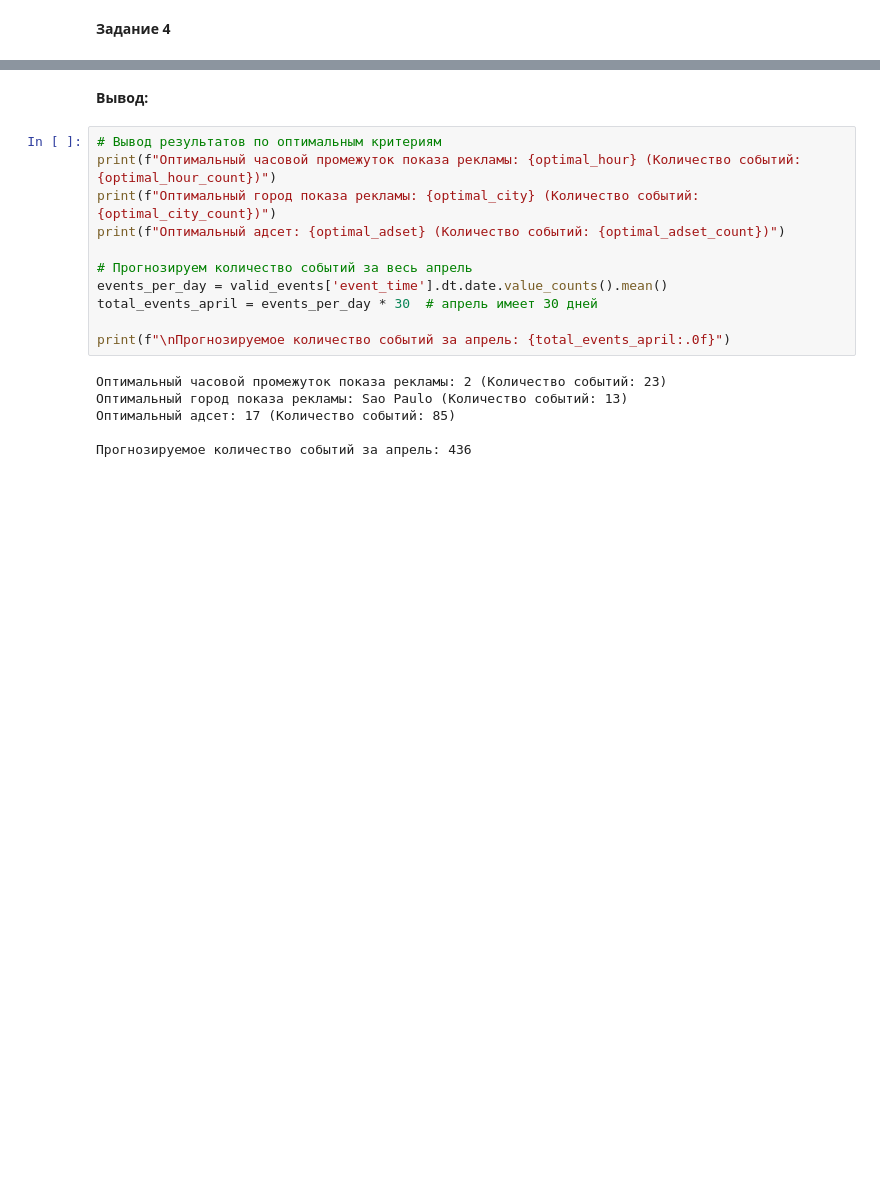
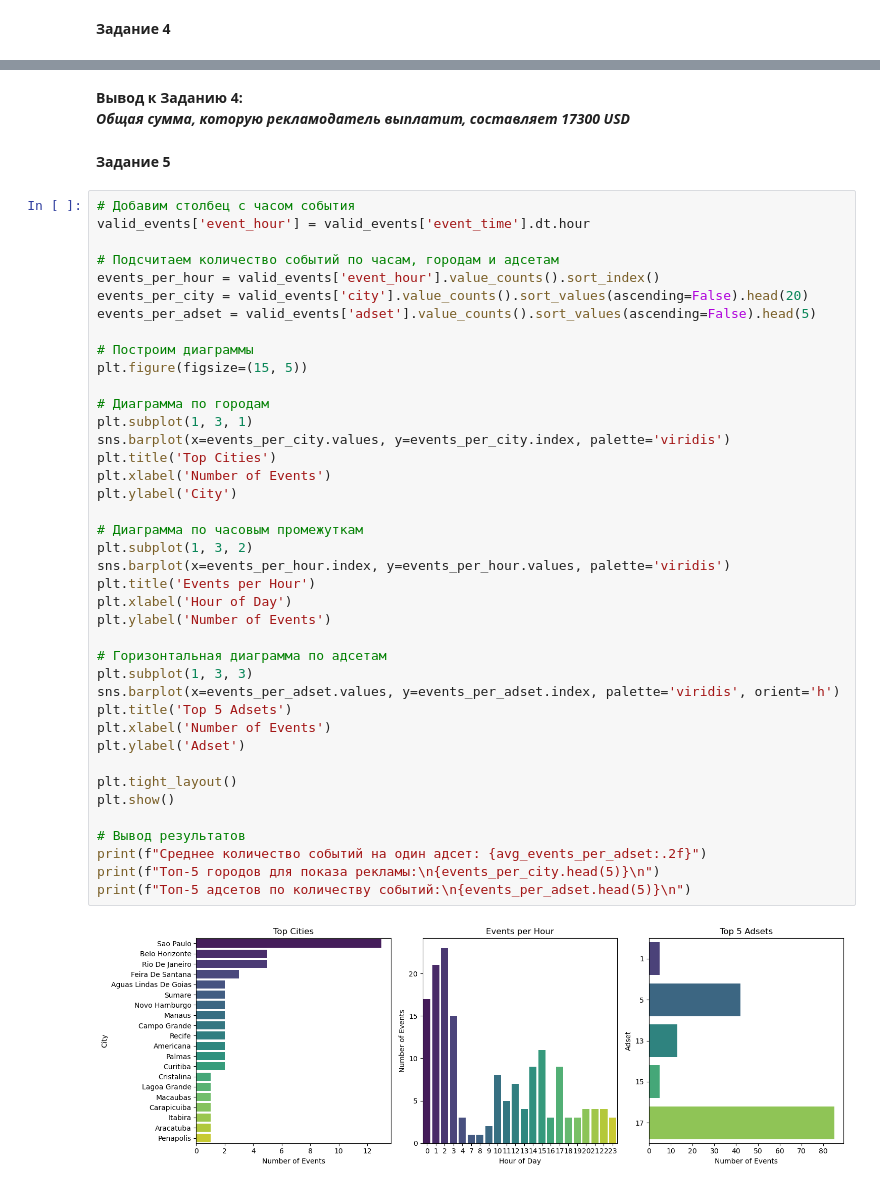
Before and after one commit to NaviKZ/Task_for_junior_position, a Jupyter notebook: Task_for_junior_position.ipynb, the cells around one changed output, grey strips where cells are left out. Cells and saved outputs as stored; diff of their text form; blank space fills up the shorter version.

Commit message:
Закончить оформление заданий. Написать общие выводы.

```diff
--- a/Task_for_junior_position.ipynb
+++ b/Task_for_junior_position.ipynb
@@ -361,19 +351,47 @@ optimal_adset_count = events_per_adset.max()
-# %% [markdown]
-**Вывод:**
-# %%
-# Вывод результатов по оптимальным критериям
-print(f"Оптимальный часовой промежуток показа рекламы: {optimal_hour} (Количество событий: {optimal_hour_count})")
-print(f"Оптимальный город показа рекламы: {optimal_city} (Количество событий: {optimal_city_count})")
-print(f"Оптимальный адсет: {optimal_adset} (Количество событий: {optimal_adset_count})")
-
-# Прогнозируем количество событий за весь апрель
-events_per_day = valid_events['event_time'].dt.date.value_counts().mean()
-total_events_april = events_per_day * 30  # апрель имеет 30 дней
-
-print(f"\nПрогнозируемое количество событий за апрель: {total_events_april:.0f}")
-# %% [output]
-Оптимальный часовой промежуток показа рекламы: 2 (Количество событий: 23)
-Оптимальный город показа рекламы: Sao Paulo (Количество событий: 13)
-Оптимальный адсет: 17 (Количество событий: 85)
-
-Прогнозируемое количество событий за апрель: 436
+# %% [markdown]
+**Вывод к Заданию 4:**
+_**Общая сумма, которую рекламодатель выплатит, составляет 17300 USD**_
+# %% [markdown]
+**Задание 5**
+# %%
+# Добавим столбец с часом события
+valid_events['event_hour'] = valid_events['event_time'].dt.hour
+
+# Подсчитаем количество событий по часам, городам и адсетам
+events_per_hour = valid_events['event_hour'].value_counts().sort_index()
+events_per_city = valid_events['city'].value_counts().sort_values(ascending=False).head(20)
+events_per_adset = valid_events['adset'].value_counts().sort_values(ascending=False).head(5)
+
+# Построим диаграммы
+plt.figure(figsize=(15, 5))
+
+# Диаграмма по городам
+plt.subplot(1, 3, 1)
+sns.barplot(x=events_per_city.values, y=events_per_city.index, palette='viridis')
+plt.title('Top Cities')
+plt.xlabel('Number of Events')
+plt.ylabel('City')
+
+# Диаграмма по часовым промежуткам
+plt.subplot(1, 3, 2)
+sns.barplot(x=events_per_hour.index, y=events_per_hour.values, palette='viridis')
+plt.title('Events per Hour')
+plt.xlabel('Hour of Day')
+plt.ylabel('Number of Events')
+
+# Горизонтальная диаграмма по адсетам
+plt.subplot(1, 3, 3)
+sns.barplot(x=events_per_adset.values, y=events_per_adset.index, palette='viridis', orient='h')
+plt.title('Top 5 Adsets')
+plt.xlabel('Number of Events')
+plt.ylabel('Adset')
+
+plt.tight_layout()
+plt.show()
+
+# Вывод результатов
+print(f"Среднее количество событий на один адсет: {avg_events_per_adset:.2f}")
+print(f"Топ-5 городов для показа рекламы:\n{events_per_city.head(5)}\n")
+print(f"Топ-5 адсетов по количеству событий:\n{events_per_adset.head(5)}\n")
+# %% [output]
+[figure, added]
```
Also changed, not shown: parts of 6 cells of this notebook.
